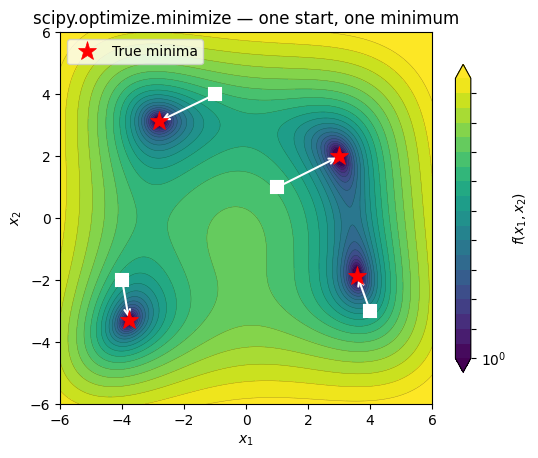
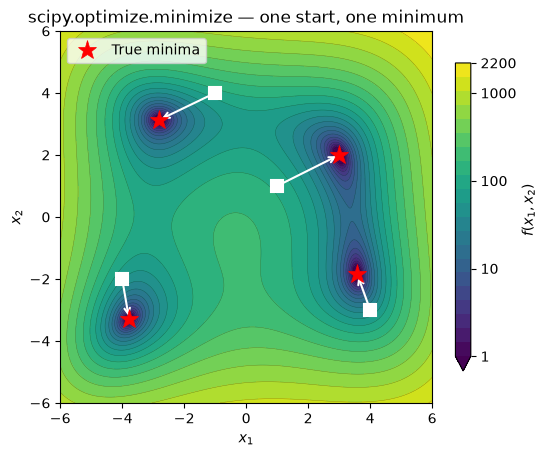
Code edit (unified diff) that turned the first committed figure into the second:
--- before
+++ after
@@ -11,3 +11,5 @@
 ax_scipy.plot(*himmelblau_minima.T, "r*", ms=14, mew=0.5, label="True minima", zorder=6)
 ax_scipy.legend(loc="upper left")
+from pathlib import Path as _Path
+fig_scipy.savefig(_Path(__file__).resolve().parent.parent / "figures" / "developer" / "Himmelblau_scipy.png", dpi=150, bbox_inches="tight")
 fig_scipy

Commit: Regenerated python jupyter notebooks, stablility improvements to build.sh, added log files to git ignore, changed researcher API access for full run for researcher.py